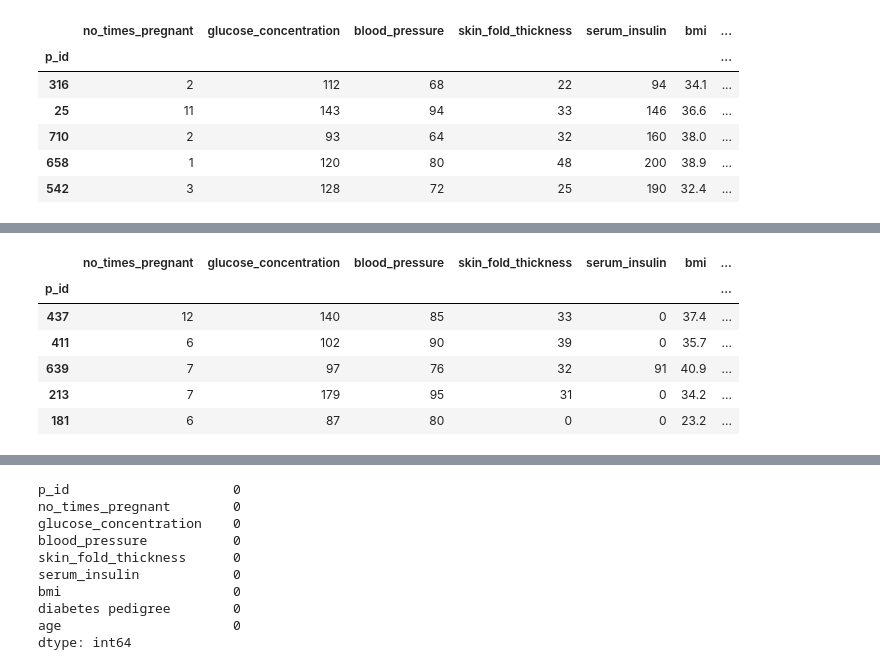
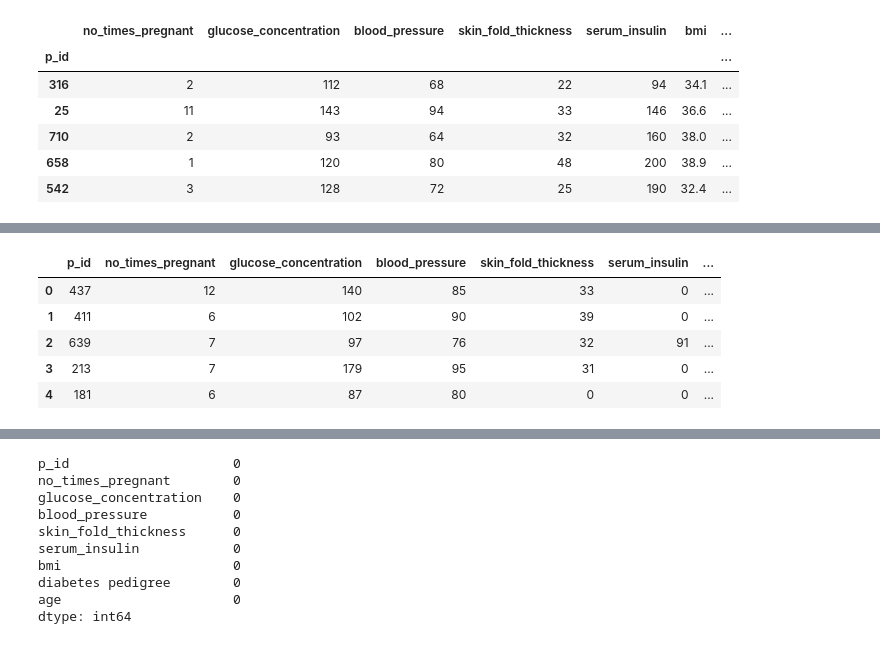
Before and after one commit to premkumar25/Diabetes-Classification, a Jupyter notebook: Diabetes_Classification.ipynb, the cells around one changed output, grey strips where cells are left out. Drawn from its saved outputs; the diff is of its cells as text; code cells hidden in the pictures.

```diff
--- a/Diabetes_Classification.ipynb
+++ b/Diabetes_Classification.ipynb
@@ -51,16 +52,15 @@ age                      0
 diabetes                 0
 dtype: int64
 # %%
-df_test=pd.read_csv('test.csv',index_col='p_id')
+df_test=pd.read_csv('test.csv')
 df_test.head()
 # %% [output]
-|  | no_times_pregnant | glucose_concentration | blood_pressure | skin_fold_thickness | serum_insulin | bmi | ... |
-| p_id |  |  |  |  |  |  | ... |
-| 437 | 12 | 140 | 85 | 33 | 0 | 37.4 | ... |
-| 411 | 6 | 102 | 90 | 39 | 0 | 35.7 | ... |
-| 639 | 7 | 97 | 76 | 32 | 91 | 40.9 | ... |
-| 213 | 7 | 179 | 95 | 31 | 0 | 34.2 | ... |
-| 181 | 6 | 87 | 80 | 0 | 0 | 23.2 | ... |
+|  | p_id | no_times_pregnant | glucose_concentration | blood_pressure | skin_fold_thickness | serum_insulin | ... |
+| 0 | 437 | 12 | 140 | 85 | 33 | 0 | ... |
+| 1 | 411 | 6 | 102 | 90 | 39 | 0 | ... |
+| 2 | 639 | 7 | 97 | 76 | 32 | 91 | ... |
+| 3 | 213 | 7 | 179 | 95 | 31 | 0 | ... |
+| 4 | 181 | 6 | 87 | 80 | 0 | 0 | ... |
 # %%
 df_test.info()
 # %% [output]
```
Also changed, not shown: parts of 28 cells of this notebook.
